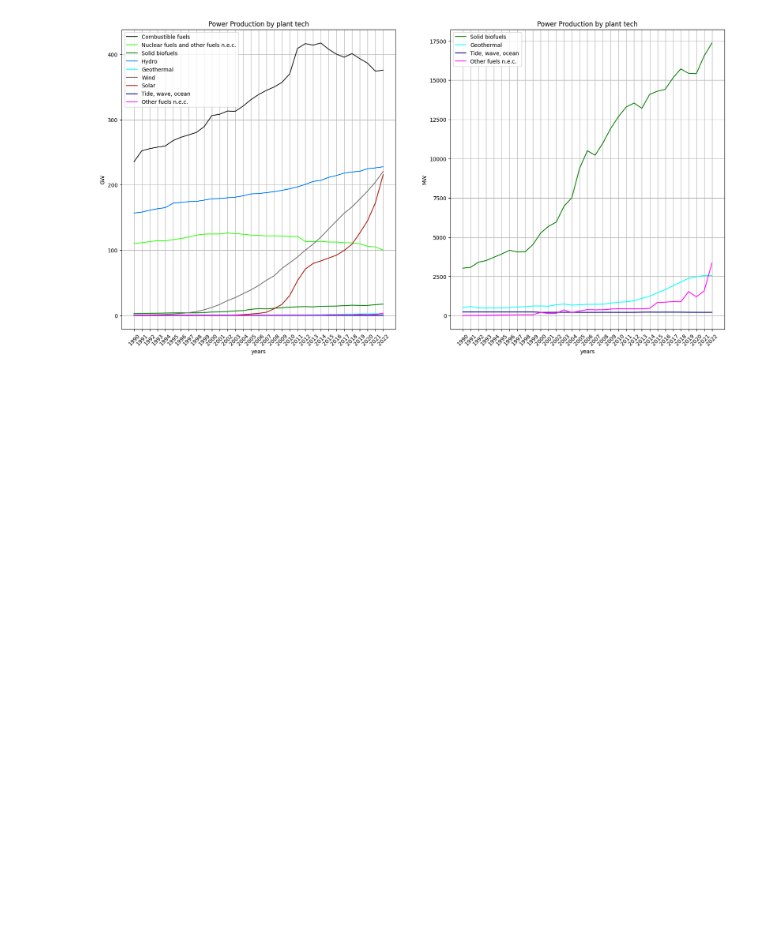
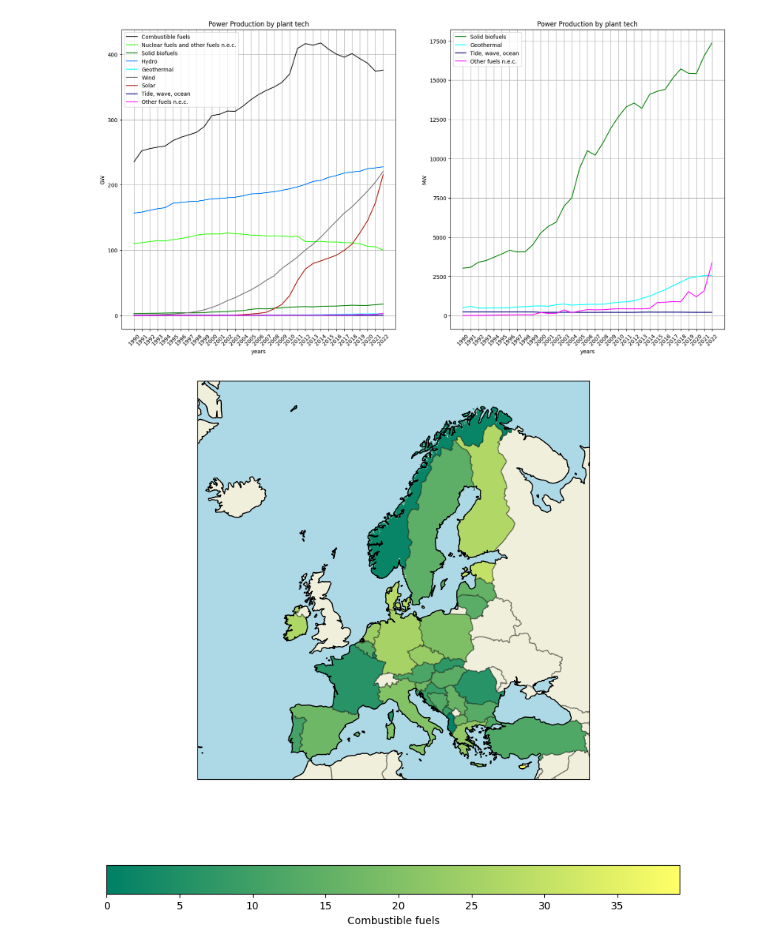
Before and after one commit to TilenG2/EU_Power_production, a Jupyter notebook: electrical_production.ipynb, the cells around one changed output. Cells and saved outputs as stored; diff of their text form; code cells hidden in the pictures; blank space fills up the shorter version.

```diff
--- a/electrical_production.ipynb
+++ b/electrical_production.ipynb
@@ -455,3 +447,83 @@ plt.legend()
 plt.show()
 # %% [output]
 [figure]
+# %%
+data_power_production_normalized = pd.DataFrame({'CF':[], 'N9000':[], 'R5100':[], 'RA100':[], 'RA200':[], 'RA300':[], 'RA400':[], 'RA500':[], 'X9900':[], 'geo':[]})
+list_of_geo=[]
+for country in data_combined_YEAR_reshaped.keys():
+    data_power_production_normalized.loc[len(data_power_production_normalized.index)] = data_combined_YEAR_reshaped[country]
+    list_of_geo.append(country)
+data_power_production_normalized.geo = list_of_geo
+data_power_production_normalized = data_power_production_normalized.set_index('geo')
+# %%
+import matplotlib.pyplot as plt
+import matplotlib
+import cartopy
+from cartopy.io import shapereader
+import cartopy.crs as ccrs
+import geopandas
+
+# get natural earth data (http://www.naturalearthdata.com/)
+
+# get country borders
+resolution = '10m'
+category = 'cultural'
+name = 'admin_0_countries'
+shpfilename = shapereader.natural_earth(resolution, category, name)
+
+# read the shapefile using geopandas
+df = geopandas.read_file(shpfilename)
+
+# Insert your lists of countries and lag times here
+countries=[]
+for country in data_power_production_normalized.index:
+    # print(country, what_is(country, short=True))
+    if country == 'RS':
+        countries.append('Republic of Serbia')
+        continue
+    if country == 'TR':
+        countries.append('Turkey')
+        continue
+    if country == 'XK':
+        countries.append('Kosovo')
+        continue
+    countries.append(what_is(country, short=True))
+
+# Set up the canvas
+for siec, i in zip(data_power_production_normalized.keys(), range(len(data_power_production_normalized.keys()))):
+    fig = plt.figure(figsize=(10, 10))
+    # plt.subplot(3, 3, i+1)
+    extent = [-26, 45, 33, 69] # long_min, long_max, lat_min, lat_max
+    ax = plt.axes(projection=cartopy.crs.Mercator())
+    ax.set_extent(extent)
+    # ax.gridlines()
+
+    # Add natural earth features and borders
+    ax.add_feature(cartopy.feature.BORDERS, linestyle='-', alpha=.5)
+    ax.add_feature(cartopy.feature.OCEAN, facecolor=("lightblue"))
+    ax.add_feature(cartopy.feature.LAND)
+    ax.coastlines(resolution='50m')
+
+    power = data_power_production_normalized[siec]
+
+    # Normalise the lag times to between 0 and 1 to extract the colour
+    power_norm = (power-np.nanmin(power))/(np.nanmax(power) - np.nanmin(power))
+
+    # Choose your colourmap here
+    cmap = matplotlib.colormaps['summer'] # https://matplotlib.org/stable/users/explain/colors/colormaps.html
+
+
+    for country, pow_norm in zip(countries, power_norm):
+        # read the borders of the country in this loop
+        # print(country)
+        poly = df.loc[df['ADMIN'] == country]['geometry'].values[0]
+        # get the color for this country
+        rgba = cmap(pow_norm)
+        # plot the country on a map
+        ax.add_geometries(poly, crs=ccrs.PlateCarree(), facecolor=rgba, edgecolor='none', zorder=1);
+
+    # Add a scatter plot of the original data so the colorbar has the correct numbers. Hacky but it works
+    dummy_scat = ax.scatter(power, power, c=power, cmap=cmap, zorder=0)
+    fig.colorbar(mappable=dummy_scat, label=what_is(siec, short=True), orientation='horizontal');
+# %% [output]
+[figure, added]
```
Also changed, not shown: parts of 33 cells of this notebook, 3 other files.
